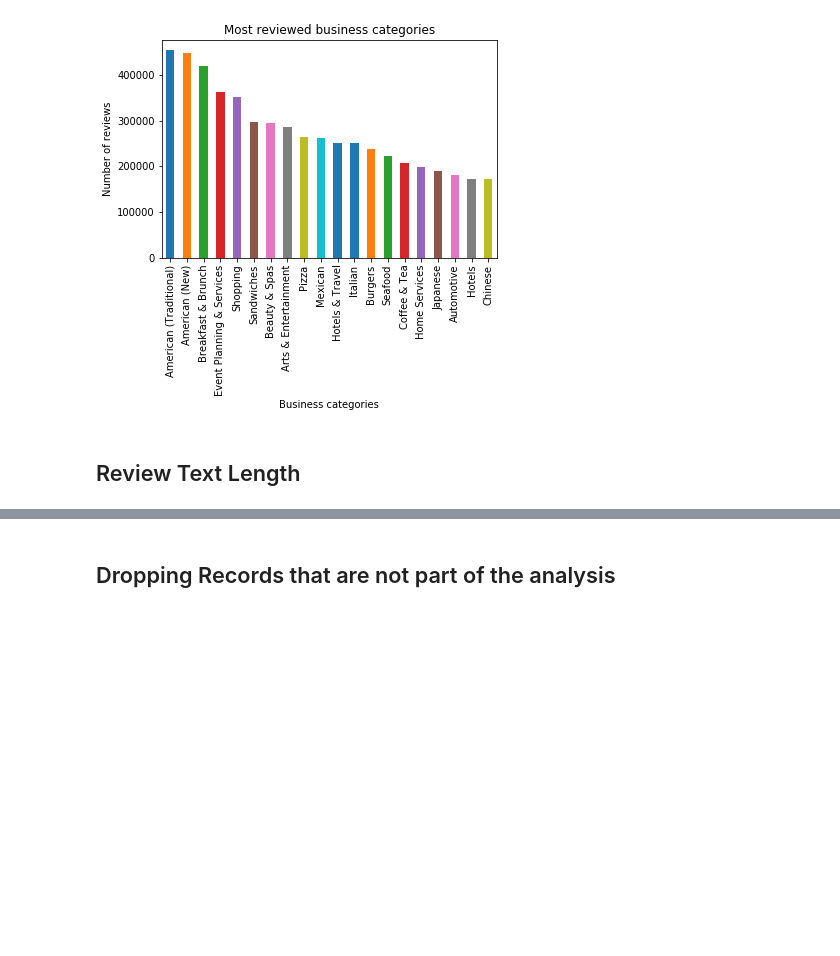
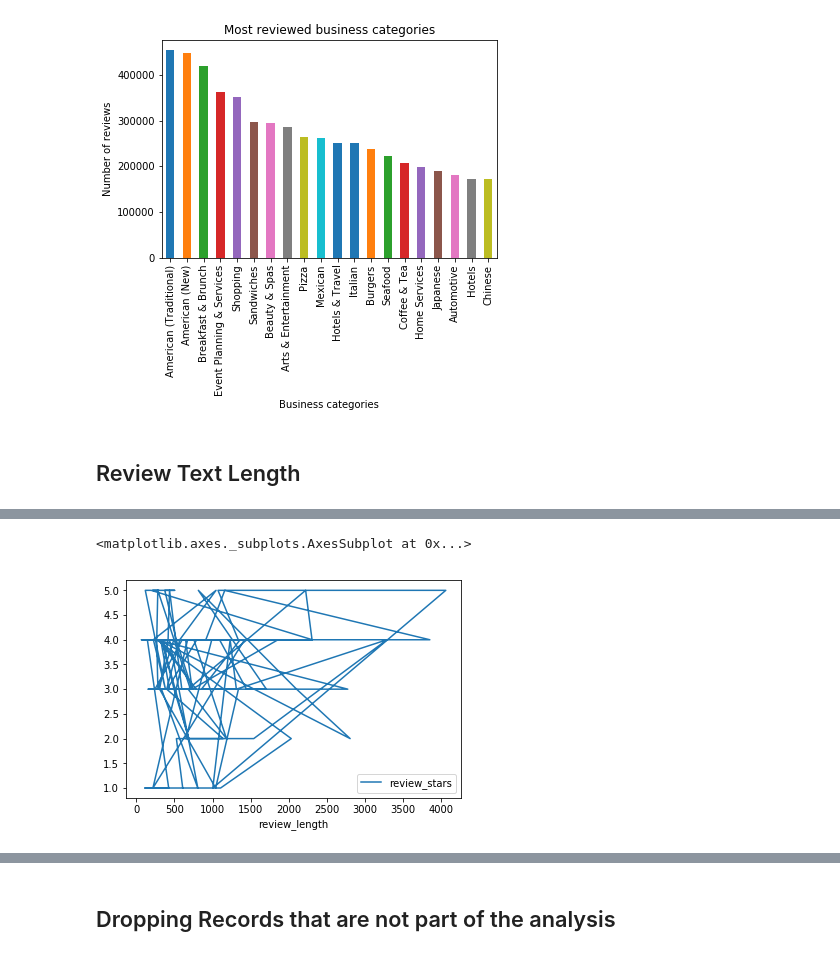
Before and after one commit to saravrajavelu/Yelp-Recommendation, a Jupyter notebook: Yelp.ipynb, the cells around one changed output, grey strips where cells are left out. Saved outputs shown, nothing was run; the diff lists cells and outputs as text; code cells hidden in the pictures; blank space fills up the shorter version.

```diff
--- a/Yelp.ipynb
+++ b/Yelp.ipynb
@@ -342,0 +374,5 @@ sns.heatmap(review.mean().corr(), annot = True)
+# %%
+review[['review_stars', 'review_length']].head(100).plot(x = 'review_length', y = 'review_stars')
+# %% [output]
+<matplotlib.axes._subplots.AxesSubplot at 0x...>
+[figure, added]
```
Also changed, not shown: parts of 40 cells of this notebook.
